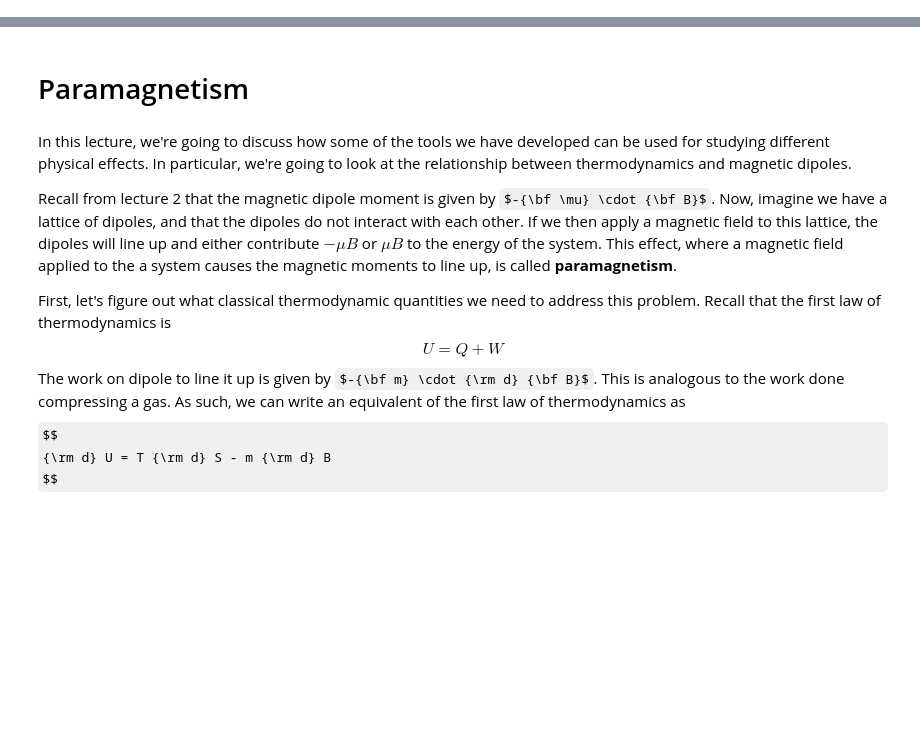
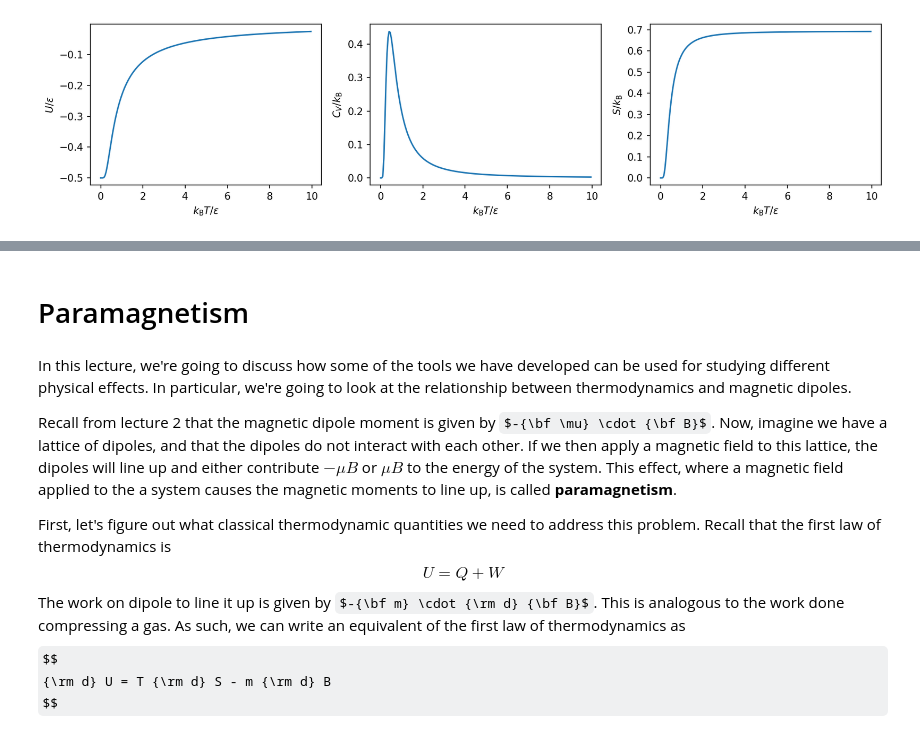
Before and after one commit to mkenne15/PY2104, a Jupyter notebook: Lecture_11/Lecture_11.ipynb, the cells around one changed output, grey strips where cells are left out. Drawn from its saved outputs; the diff is of its cells as text; code cells hidden in the pictures; some formulas as TeX source; blank space fills up the shorter version.

```diff
--- a/Lecture_11/Lecture_11.ipynb
+++ b/Lecture_11/Lecture_11.ipynb
@@ -0,0 +189,25 @@
+# %%
+import numpy as np
+import matplotlib.pyplot as plt
+
+kT = np.arange(0.001,10,0.05) #in units of eps
+
+U = -0.5*np.tanh(1/(kT*2))
+Cv = (1/(2*kT))**2 * (1/np.cosh(1/(kT*2)))**2
+S = U/kT + np.log(2*np.cosh(1/(kT*2)))
+
+fig, ax = plt.subplots(ncols=3,figsize=[12,3],dpi=150)
+ax[0].plot(kT,U)
+ax[0].set_xlabel(r"$k_{\rm B}T/\epsilon$")
+ax[0].set_ylabel(r"$U/\epsilon$")
+ax[1].plot(kT,Cv)
+ax[1].set_xlabel(r"$k_{\rm B}T/\epsilon$")
+ax[1].set_ylabel(r"$C_V/k_{\rm B}$")
+ax[2].plot(kT,S)
+ax[2].set_xlabel(r"$k_{\rm B}T/\epsilon$")
+ax[2].set_ylabel(r"$S/k_{\rm B}$")
+plt.tight_layout()
+plt.savefig("Figures/Thermal_properties_2_level.png")
+plt.show()
+# %% [output]
+[figure, added]
```
Also changed, not shown: parts of 18 cells of this notebook, 23 other files.
